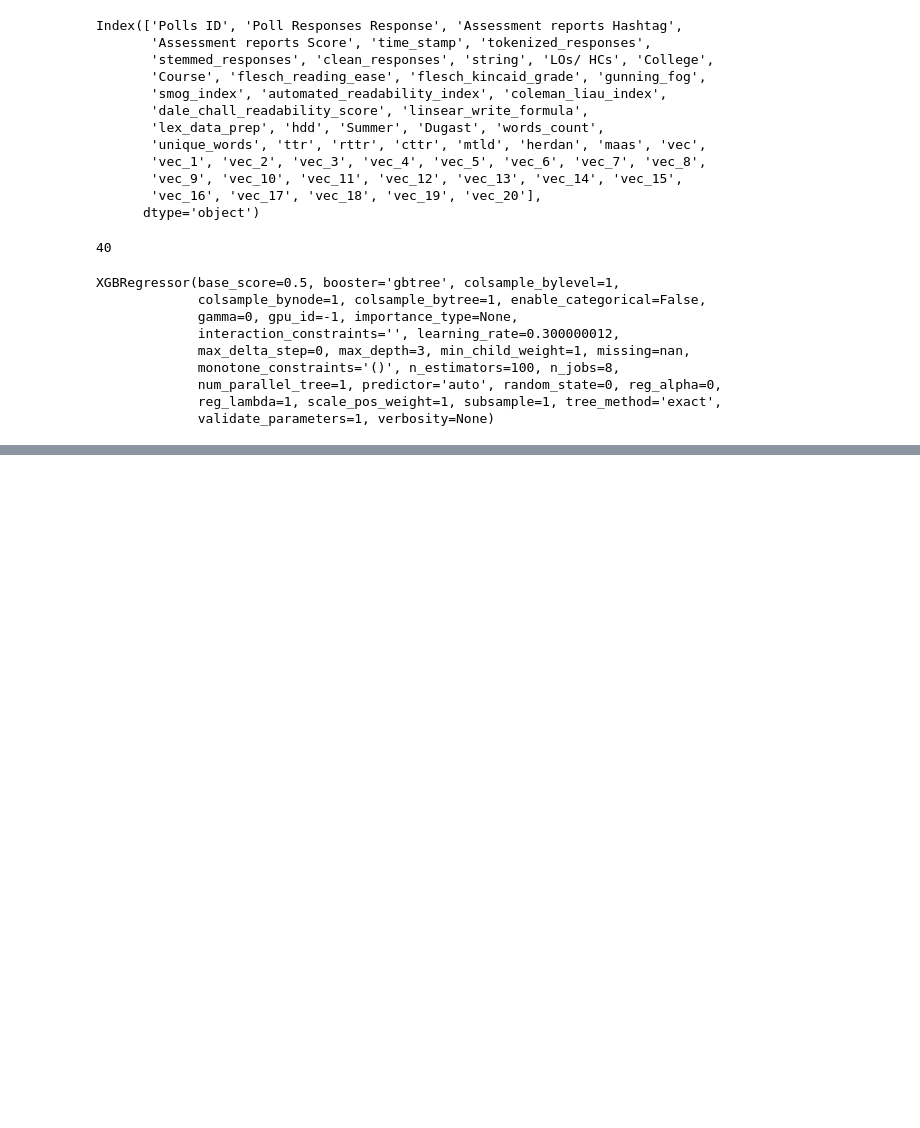
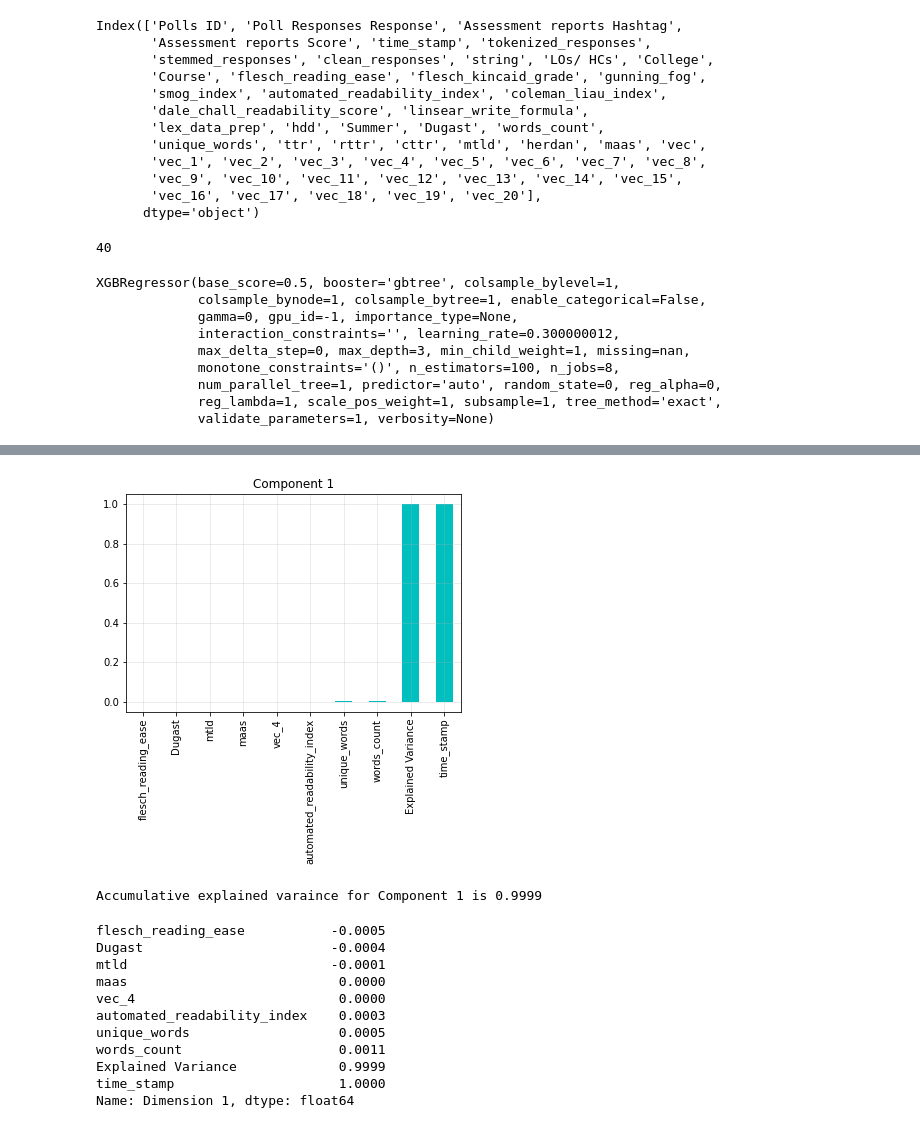
Before and after one commit to esther119/Understand-How-English-Fluency-Affects-Grade, a Jupyter notebook: XGboost.ipynb, the cells around one changed output, grey strips where cells are left out. Cells and saved outputs as stored; diff of their text form; code cells hidden in the pictures; blank space fills up the shorter version.

```diff
--- a/XGboost.ipynb
+++ b/XGboost.ipynb
@@ -93,0 +200,3 @@ Accuracy: 53.69%
+# %%
+pca_results_40 = pca_results(X, pca_40)
+pca_results_40
@@ -93,0 +242,16 @@ Accuracy: 53.69%
+# %%
+pca_plot(pca_results_40, 1)
+# %% [output]
+[figure, added]
+Accumulative explained varaince for Component 1 is 0.9999
+flesch_reading_ease           -0.0005
+Dugast                        -0.0004
+mtld                          -0.0001
+maas                           0.0000
+vec_4                          0.0000
+automated_readability_index    0.0003
+unique_words                   0.0005
+words_count                    0.0011
+Explained Variance             0.9999
+time_stamp                     1.0000
+Name: Dimension 1, dtype: float64
```
Also changed, not shown: parts of 11 cells of this notebook.
